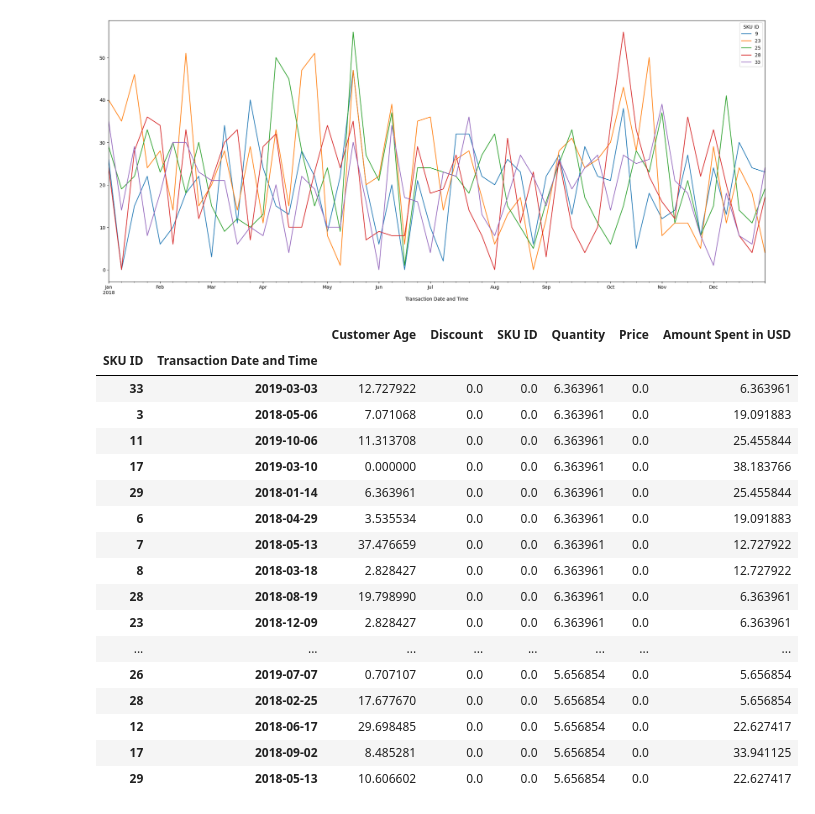
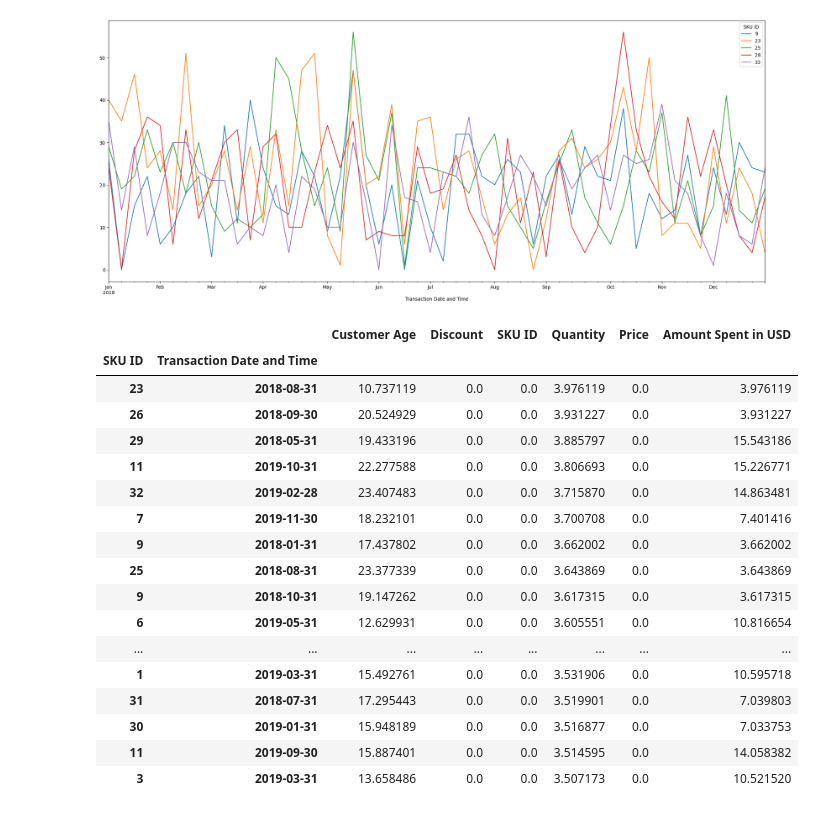
Before and after one commit to Nasibul/e-commerce, a Jupyter notebook: Analysis.ipynb, the cells around one changed output. Drawn from its saved outputs; the diff is of its cells as text; code cells hidden in the pictures.

```diff
--- a/Untitled.ipynb
+++ b/Analysis.ipynb
@@ -53,24 +74,25 @@ pd.pivot_table(window, values='Amount Spent in USD', index="Transaction Date and
 # %%
 #2nd plot of 2018 and 2019, bar graph, identify volatile product in terms of sales per week
 # identify within this period the most volatile in terms of gross sales per week
 window = df[(df['Transaction Date and Time']>='01-01-2018') & (df['Transaction Date and Time']<='12-31-2019')]
-window.groupby('SKU ID').resample('W', on='Transaction Date and Time').std(numeric_only=True).sort_values(by='Quantity', ascending=False)[0:20]
+vol = window.groupby('SKU ID').resample('M', on='Transaction Date and Time').std(numeric_only=True).sort_values(by=['Quantity'],ascending=False)[0:20]
+vol
 # %% [output]
 |  |  | Customer Age | Discount | SKU ID | Quantity | Price | Amount Spent in USD |
 | SKU ID | Transaction Date and Time |  |  |  |  |  |  |
-| 33 | 2019-03-03 | 12.727922 | 0.0 | 0.0 | 6.363961 | 0.0 | 6.363961 |
-| 3 | 2018-05-06 | 7.071068 | 0.0 | 0.0 | 6.363961 | 0.0 | 19.091883 |
-| 11 | 2019-10-06 | 11.313708 | 0.0 | 0.0 | 6.363961 | 0.0 | 25.455844 |
-| 17 | 2019-03-10 | 0.000000 | 0.0 | 0.0 | 6.363961 | 0.0 | 38.183766 |
-| 29 | 2018-01-14 | 6.363961 | 0.0 | 0.0 | 6.363961 | 0.0 | 25.455844 |
-| 6 | 2018-04-29 | 3.535534 | 0.0 | 0.0 | 6.363961 | 0.0 | 19.091883 |
-| 7 | 2018-05-13 | 37.476659 | 0.0 | 0.0 | 6.363961 | 0.0 | 12.727922 |
-| 8 | 2018-03-18 | 2.828427 | 0.0 | 0.0 | 6.363961 | 0.0 | 12.727922 |
-| 28 | 2018-08-19 | 19.798990 | 0.0 | 0.0 | 6.363961 | 0.0 | 6.363961 |
-| 23 | 2018-12-09 | 2.828427 | 0.0 | 0.0 | 6.363961 | 0.0 | 6.363961 |
+| 23 | 2018-08-31 | 10.737119 | 0.0 | 0.0 | 3.976119 | 0.0 | 3.976119 |
+| 26 | 2018-09-30 | 20.524929 | 0.0 | 0.0 | 3.931227 | 0.0 | 3.931227 |
+| 29 | 2018-05-31 | 19.433196 | 0.0 | 0.0 | 3.885797 | 0.0 | 15.543186 |
+| 11 | 2019-10-31 | 22.277588 | 0.0 | 0.0 | 3.806693 | 0.0 | 15.226771 |
+| 32 | 2019-02-28 | 23.407483 | 0.0 | 0.0 | 3.715870 | 0.0 | 14.863481 |
+| 7 | 2019-11-30 | 18.232101 | 0.0 | 0.0 | 3.700708 | 0.0 | 7.401416 |
+| 9 | 2018-01-31 | 17.437802 | 0.0 | 0.0 | 3.662002 | 0.0 | 3.662002 |
+| 25 | 2018-08-31 | 23.377339 | 0.0 | 0.0 | 3.643869 | 0.0 | 3.643869 |
+| 9 | 2018-10-31 | 19.147262 | 0.0 | 0.0 | 3.617315 | 0.0 | 3.617315 |
+| 6 | 2019-05-31 | 12.629931 | 0.0 | 0.0 | 3.605551 | 0.0 | 10.816654 |
 | ... | ... | ... | ... | ... | ... | ... | ... |
-| 26 | 2019-07-07 | 0.707107 | 0.0 | 0.0 | 5.656854 | 0.0 | 5.656854 |
-| 28 | 2018-02-25 | 17.677670 | 0.0 | 0.0 | 5.656854 | 0.0 | 5.656854 |
-| 12 | 2018-06-17 | 29.698485 | 0.0 | 0.0 | 5.656854 | 0.0 | 22.627417 |
-| 17 | 2018-09-02 | 8.485281 | 0.0 | 0.0 | 5.656854 | 0.0 | 33.941125 |
-| 29 | 2018-05-13 | 10.606602 | 0.0 | 0.0 | 5.656854 | 0.0 | 22.627417 |
+| 1 | 2019-03-31 | 15.492761 | 0.0 | 0.0 | 3.531906 | 0.0 | 10.595718 |
+| 31 | 2018-07-31 | 17.295443 | 0.0 | 0.0 | 3.519901 | 0.0 | 7.039803 |
+| 30 | 2019-01-31 | 15.948189 | 0.0 | 0.0 | 3.516877 | 0.0 | 7.033753 |
+| 11 | 2019-09-30 | 15.887401 | 0.0 | 0.0 | 3.514595 | 0.0 | 14.058382 |
+| 3 | 2019-03-31 | 13.658486 | 0.0 | 0.0 | 3.507173 | 0.0 | 10.521520 |
```
Also changed, not shown: parts of 14 cells of this notebook, 1 other file.
